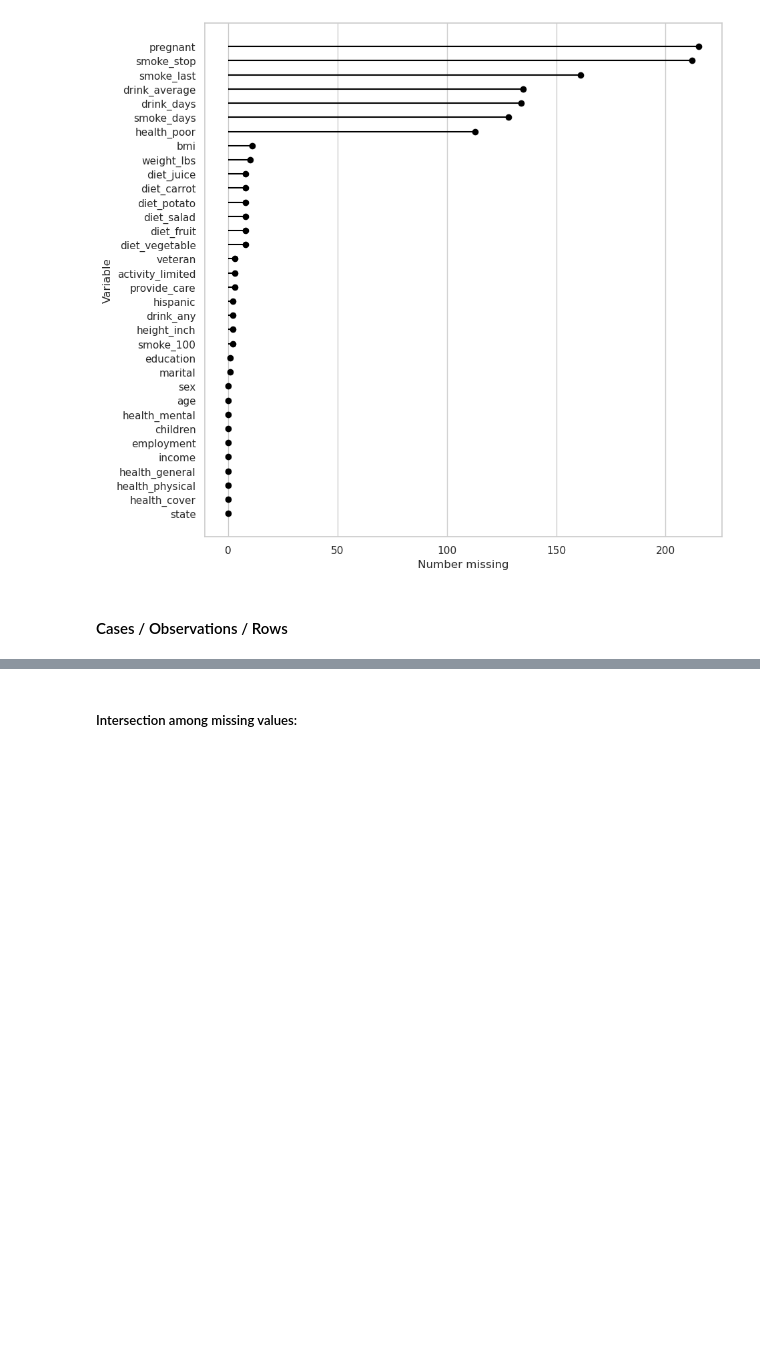
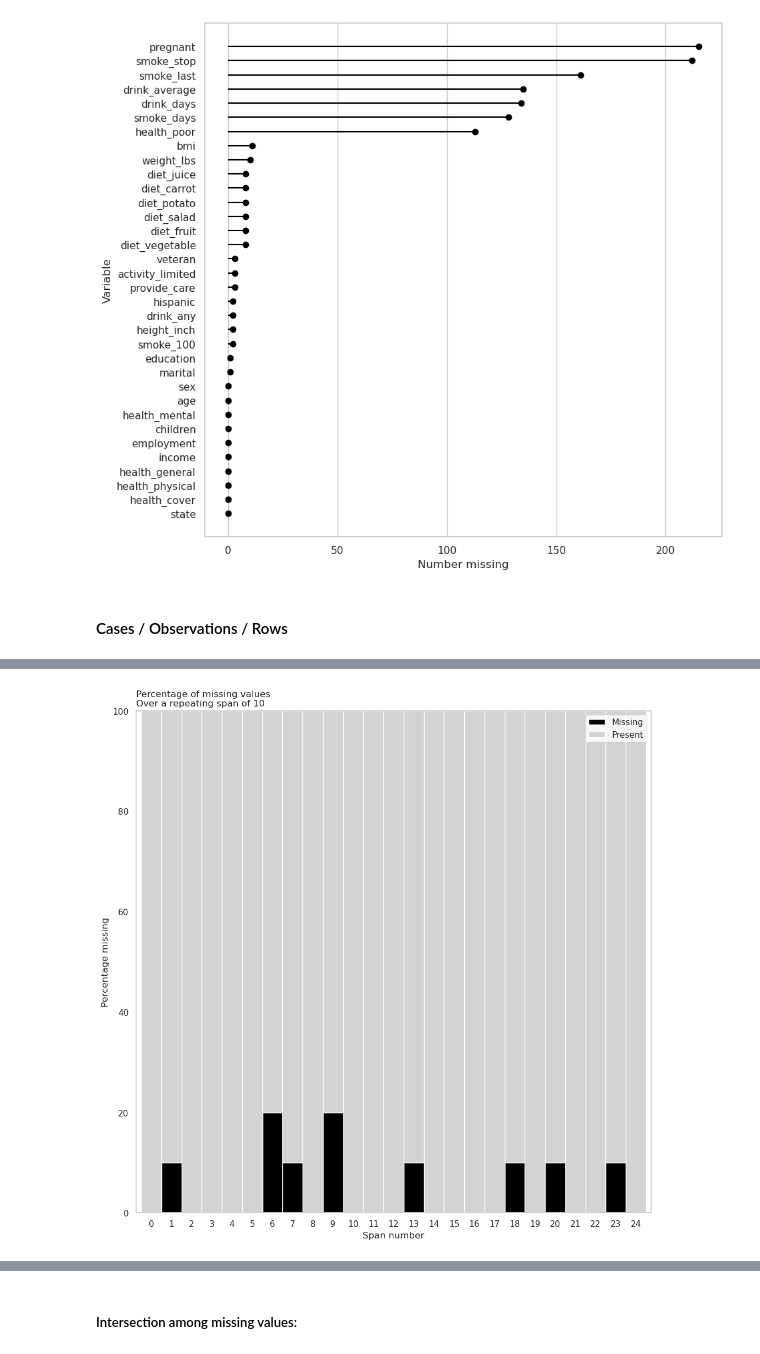
Before and after one commit to fenilenvinileno97/missing-values, a Jupyter notebook: notebooks/exploration.ipynb, the cells around one changed output, grey strips where cells are left out. Drawn from its saved outputs; the diff is of its cells as text; code cells hidden in the pictures; blank space fills up the shorter version.

```diff
--- a/notebooks/exploration.ipynb
+++ b/notebooks/exploration.ipynb
@@ -349,0 +312,12 @@ riskfactors_df.missing.missing_case_plot()
+# %%
+(
+    riskfactors_df
+    .missing
+    .missing_variable_span_plot(
+        variable="weight_lbs",
+        span_every=10,
+        rot=0
+    )
+)
+# %% [output]
+[figure, added]
```
Also changed, not shown: parts of 28 cells of this notebook, 2 other files.
